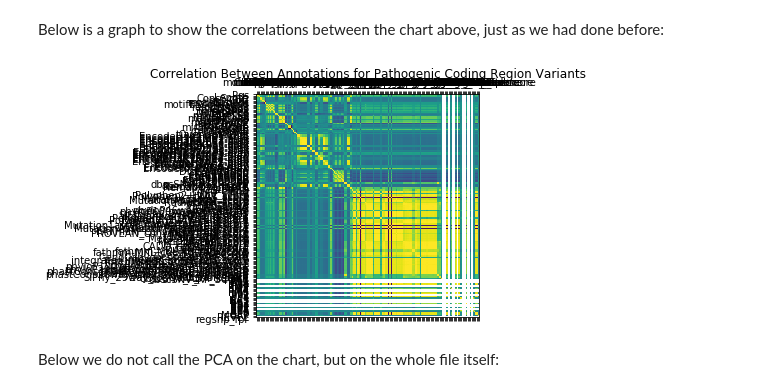
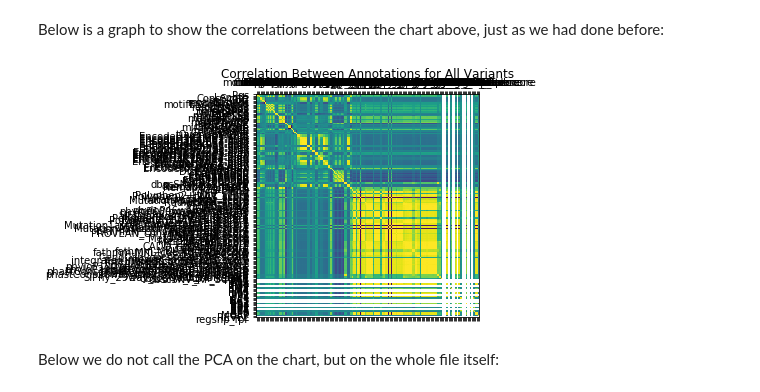
Before and after one commit to NickBartelo/Machine-Learning-Classifier-Code, a Jupyter notebook: Pearson Correlation Tables and PCA.ipynb, the cells around one changed output. Cells and saved outputs as stored; diff of their text form; code cells hidden in the pictures.

```diff
--- a/Pearson Correlation Tables and PCA.ipynb
+++ b/Pearson Correlation Tables and PCA.ipynb
@@ -1284,35 +1182,35 @@ annotations = ['Pos',
  'PM3',
  'PM4',
  'PM5',
  'PM6',
  'PP1',
  'PP2',
  'PP3',
  'PP4',
  'PP5',
  'BA1',
  'BS1',
  'BS2',
  'BS3',
  'BS4',
  'BP1',
  'BP2',
  'BP3',
  'BP4',
  'BP5',
  'BP6',
  'BP7',
  'MCAP',
  'REVEL',
  'regsnp_fpr']
 x_pos = np.arange(len(annotations))
 plt.xticks(x_pos, annotations)
 y_pos = np.arange(len(annotations))
 plt.yticks(y_pos, annotations)
-plt.title('Correlation Between Annotations for Pathogenic Coding Region Variants')
+plt.title('Correlation Between Annotations for All Variants')
 plt.show()
 # %% [output]
-[figure, old version]
+[figure, new version]
 # %% [markdown]
 Below we do not call the PCA on the chart, but on the whole file itself:
 # %%
```
Also changed, not shown: parts of 17 cells of this notebook.
